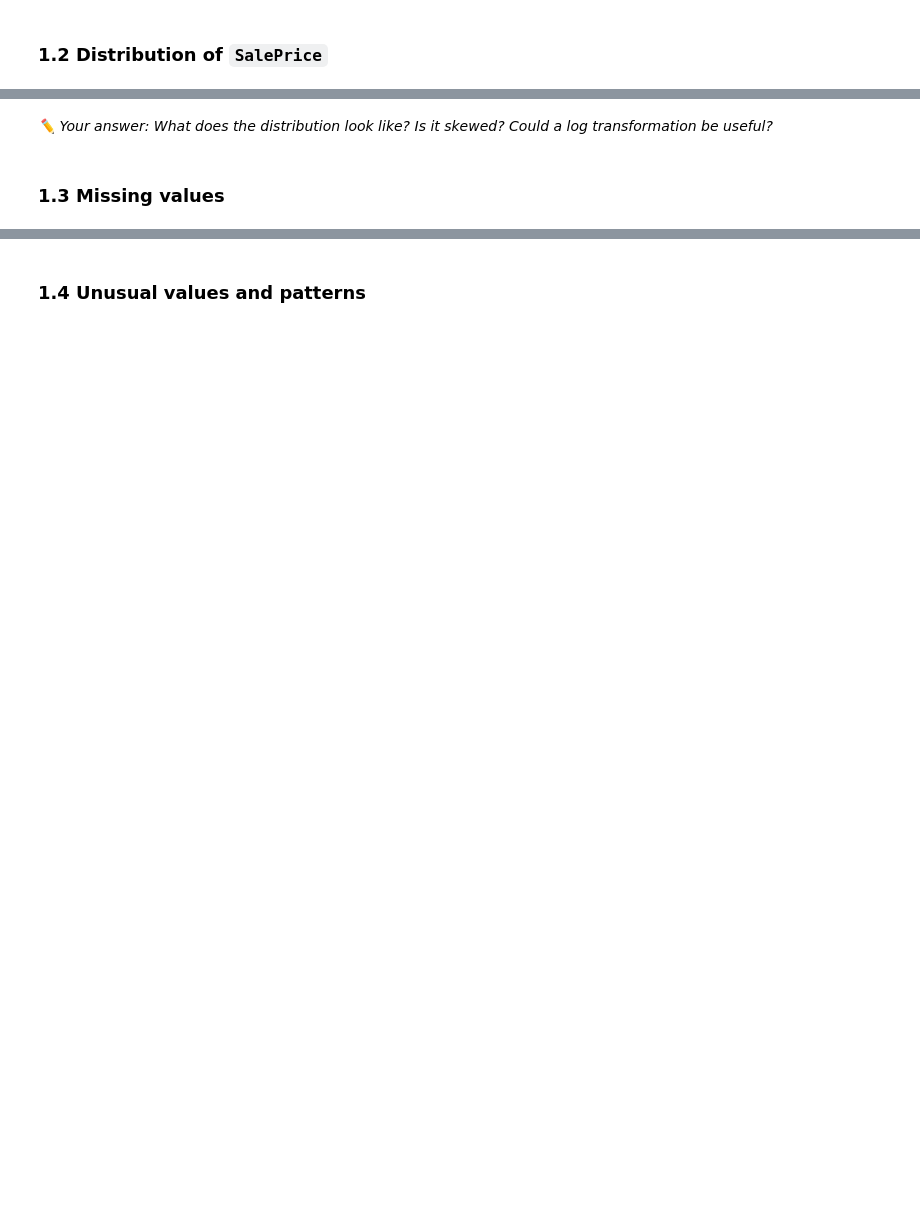
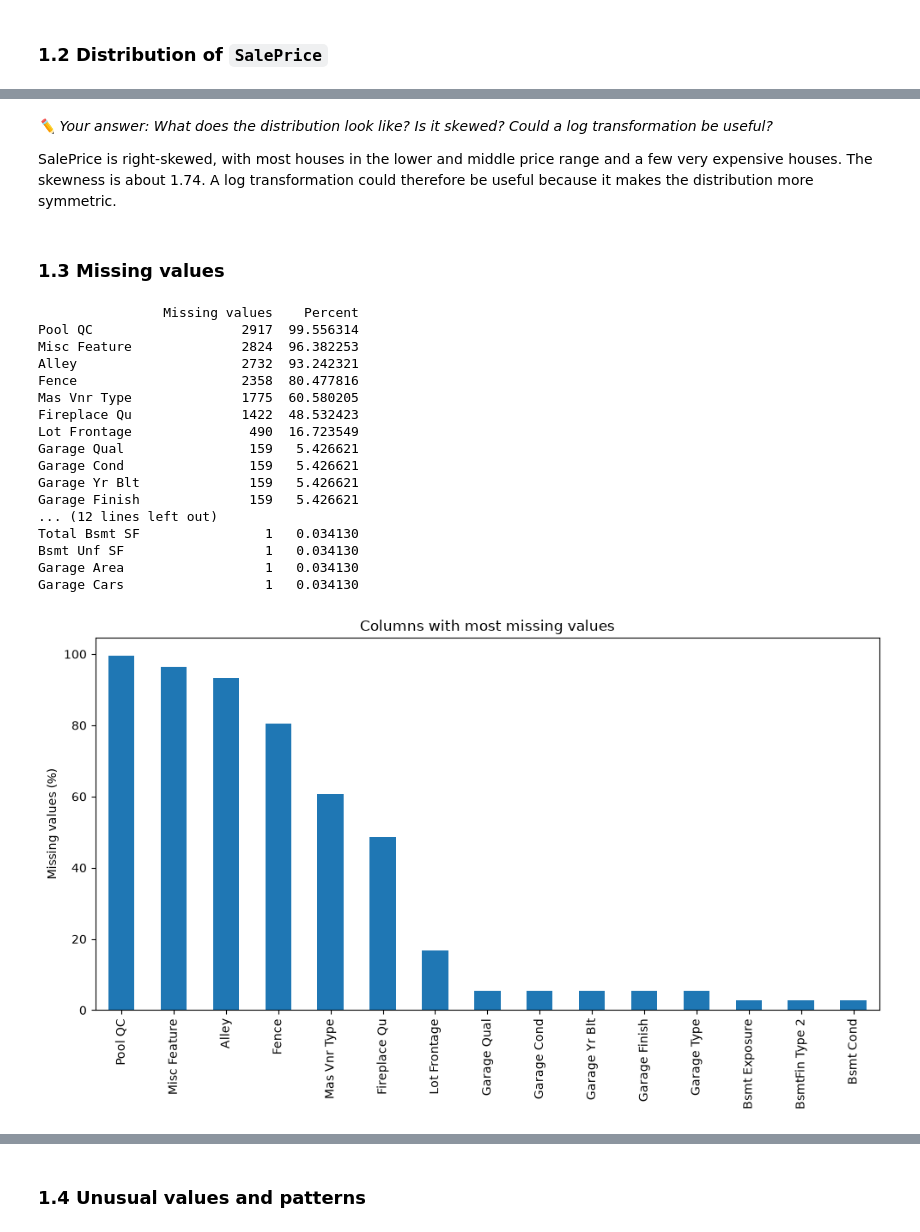
Before and after one commit to Frednos/Machine-Learning-Assignment-1, a Jupyter notebook: housing_price_prediction.ipynb, the cells around one changed output, grey strips where cells are left out. Drawn from its saved outputs; the diff is of its cells as text; code cells hidden in the pictures; blank space fills up the shorter version.

```diff
--- a/housing_price_prediction.ipynb
+++ b/housing_price_prediction.ipynb
@@ -69,11 +145,49 @@ The assignment asks you to investigate:
 # %% [markdown]
 *✏️ Your answer: What does the distribution look like? Is it skewed? Could a log transformation be useful?*
+
+SalePrice is right-skewed, with most houses in the lower and middle price range and a few very expensive houses. The skewness is about 1.74. A log transformation could therefore be useful because it makes the distribution more symmetric.
 # %% [markdown]
 ### 1.3 Missing values
 # %%
 # HINT: df.isnull().sum() gives the number of missing values per column.
 # Build a table with count and percentage missing, sorted descending, only for columns with > 0 missing.
 # A bar chart of the percentages gives a good overview.
+
+missing = pd.DataFrame({
+    "Missing values": df.isnull().sum(),
+    "Percent": df.isnull().mean() * 100
+})
+
+missing = missing[missing["Missing values"] > 0]
+missing = missing.sort_values("Percent", ascending=False)
+
+print(missing)
+
+plt.figure(figsize=(10, 6))
+missing["Percent"].head(15).plot(kind="bar")
+plt.ylabel("Missing values (%)")
+plt.title("Columns with most missing values")
+plt.tight_layout()
+plt.show()
+# %% [output]
+                Missing values    Percent
+Pool QC                   2917  99.556314
+Misc Feature              2824  96.382253
+Alley                     2732  93.242321
+Fence                     2358  80.477816
+Mas Vnr Type              1775  60.580205
+Fireplace Qu              1422  48.532423
+Lot Frontage               490  16.723549
+Garage Qual                159   5.426621
+Garage Cond                159   5.426621
+Garage Yr Blt              159   5.426621
+Garage Finish              159   5.426621
+... (12 lines left out)
+Total Bsmt SF                1   0.034130
+Bsmt Unf SF                  1   0.034130
+Garage Area                  1   0.034130
+Garage Cars                  1   0.034130
+[figure, added]
 # %% [markdown]
 *✏️ Your answer: Which columns have many missing values? Does "missing" actually mean "does not exist"?*
 *(E.g. `Pool QC` = NA usually means "no pool" according to the guide – that is information, not an error.)*
```
Also changed, not shown: parts of 23 cells of this notebook.
